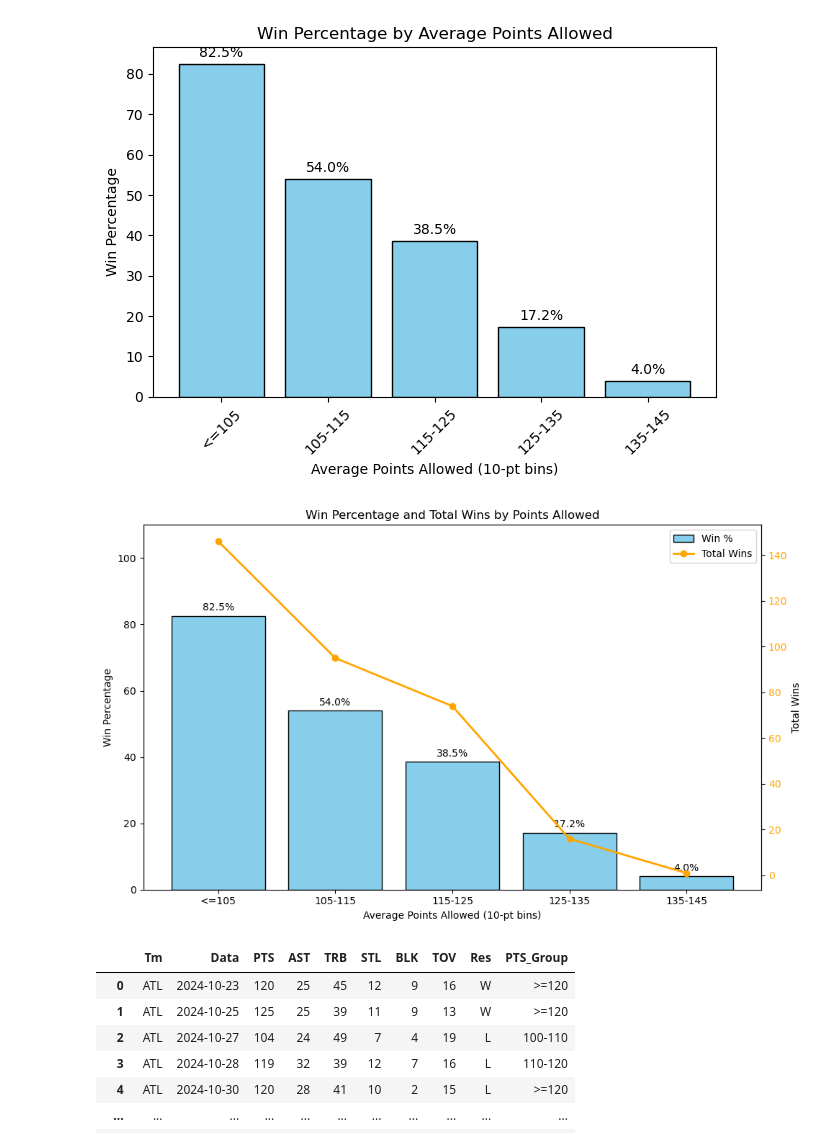
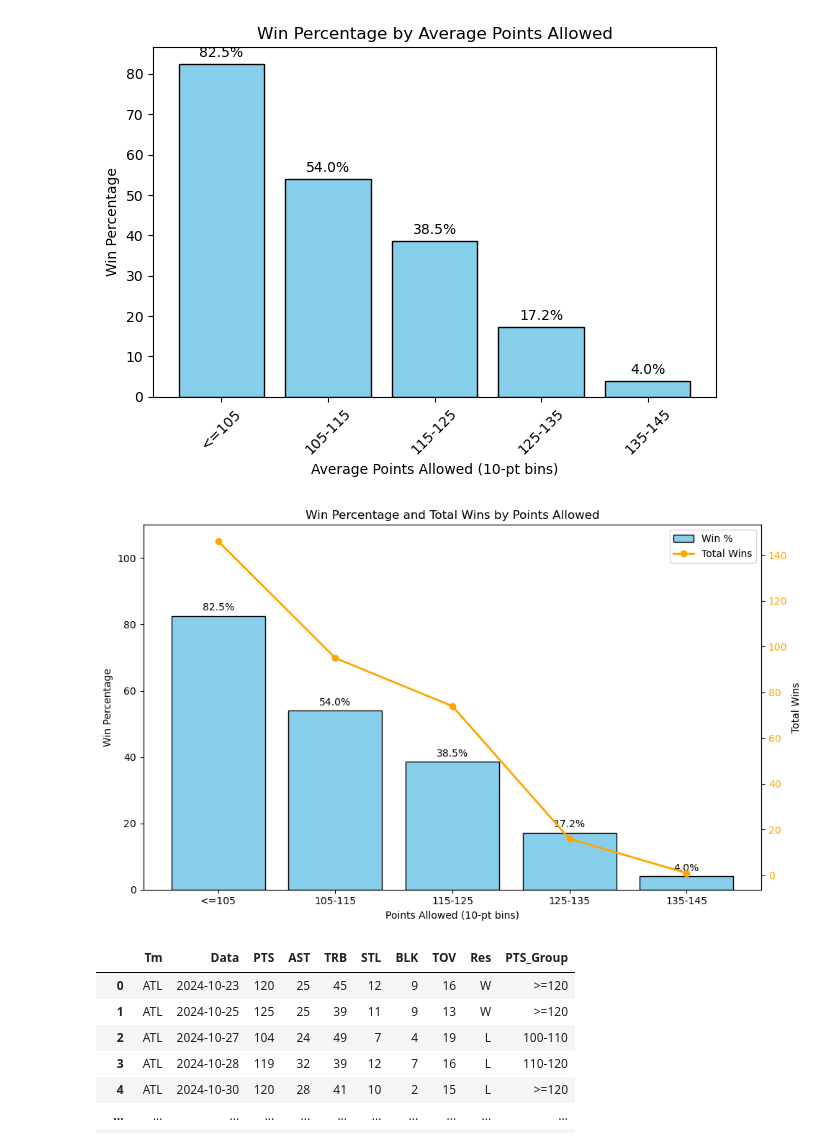
Before and after one commit to ryoka23/NYC-DS-Academy, a Jupyter notebook: Python Final Project.ipynb, the cells around one changed output. Cells and saved outputs as stored; diff of their text form; code cells hidden in the pictures.

Commit message:
Updated graph labels

```diff
--- a/Python Final Project.ipynb
+++ b/Python Final Project.ipynb
@@ -358,35 +358,35 @@ bars = ax1.bar(group_wp['PTS_Group'].astype(str), group_wp['win_percentage'],
 # Add data labels on top of each bar
 for i, value in enumerate(group_wp['win_percentage']):
     ax1.text(i, value + 1, f'{value:.1f}%', ha='center', va='bottom', fontsize=10)
 
 # Primary y-axis setup
 ax1.set_ylabel('Win Percentage')
-ax1.set_xlabel('Average Points Allowed (10-pt bins)')
+ax1.set_xlabel('Points Allowed (10-pt bins)')
 ax1.set_title('Win Percentage and Total Wins by Points Allowed')
 ax1.tick_params(axis='y')
 ax1.set_ylim(0, 110)
 
 # Secondary y-axis for total wins
 ax2 = ax1.twinx()
 ax2.plot(group_wp['PTS_Group'].astype(str), group_wp['total_wins'],
          color='orange', marker='o', linewidth=2, label='Total Wins')
 ax2.set_ylabel('Total Wins')
 ax2.tick_params(axis='y', labelcolor='orange')
 
 # Combine legends
 lines, labels = ax1.get_legend_handles_labels()
 lines2, labels2 = ax2.get_legend_handles_labels()
 ax1.legend(lines + lines2, labels + labels2, loc='upper right')
 
 # Rotate x-ticks and tighten layout
 plt.xticks(rotation=45)
 plt.tight_layout()
 plt.show()
 
 #If you allow 105 poiints or less, a team's odds of winning are almost 30 percentage points better than the next bucket.
 #The total number of wins shows this is not just a small anomaly in the data.
 # %% [output]
-[figure, old version]
+[figure, new version]
 # %%
 # Filter Team data
 team_pts = df.groupby(['Tm', 'Data']).agg({
```
Also changed, not shown: parts of 4 cells of this notebook.
